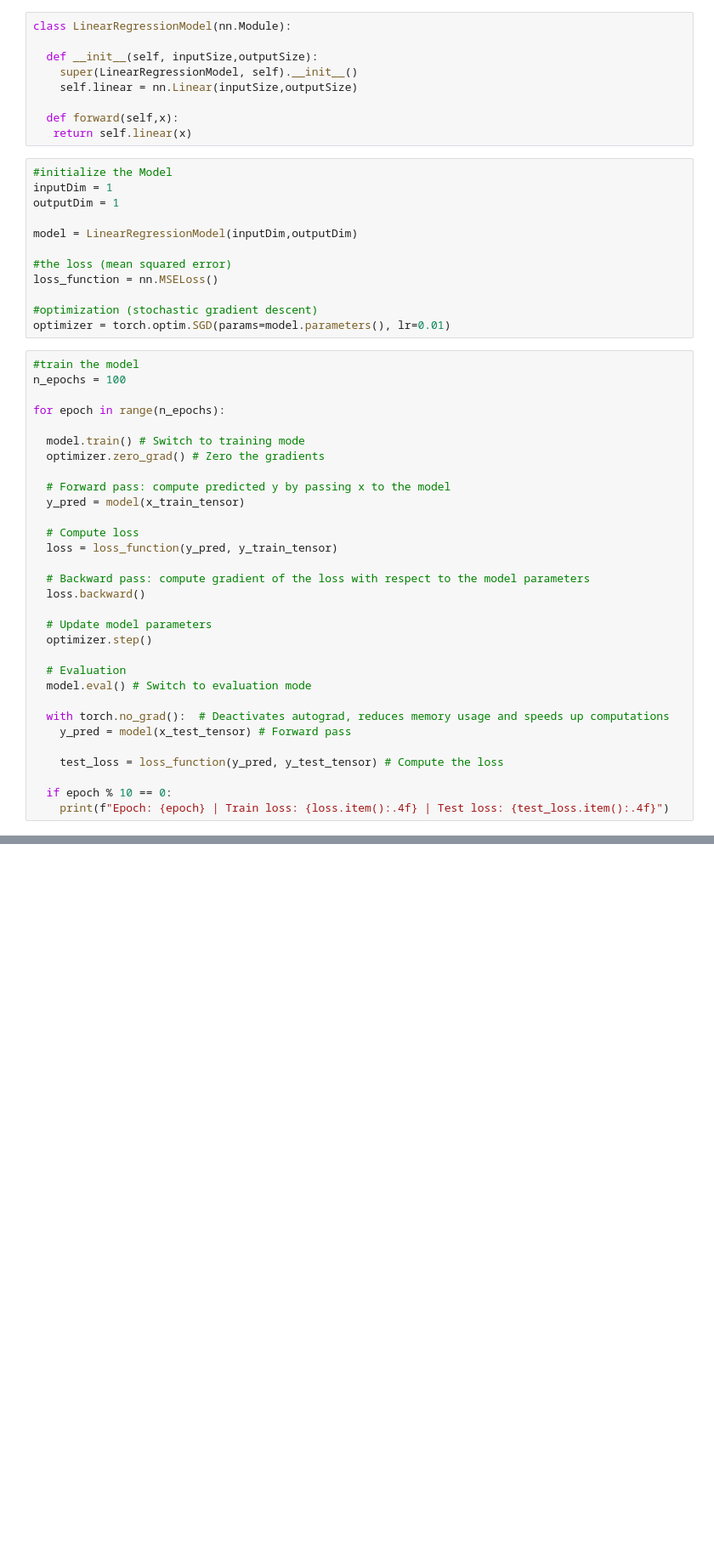
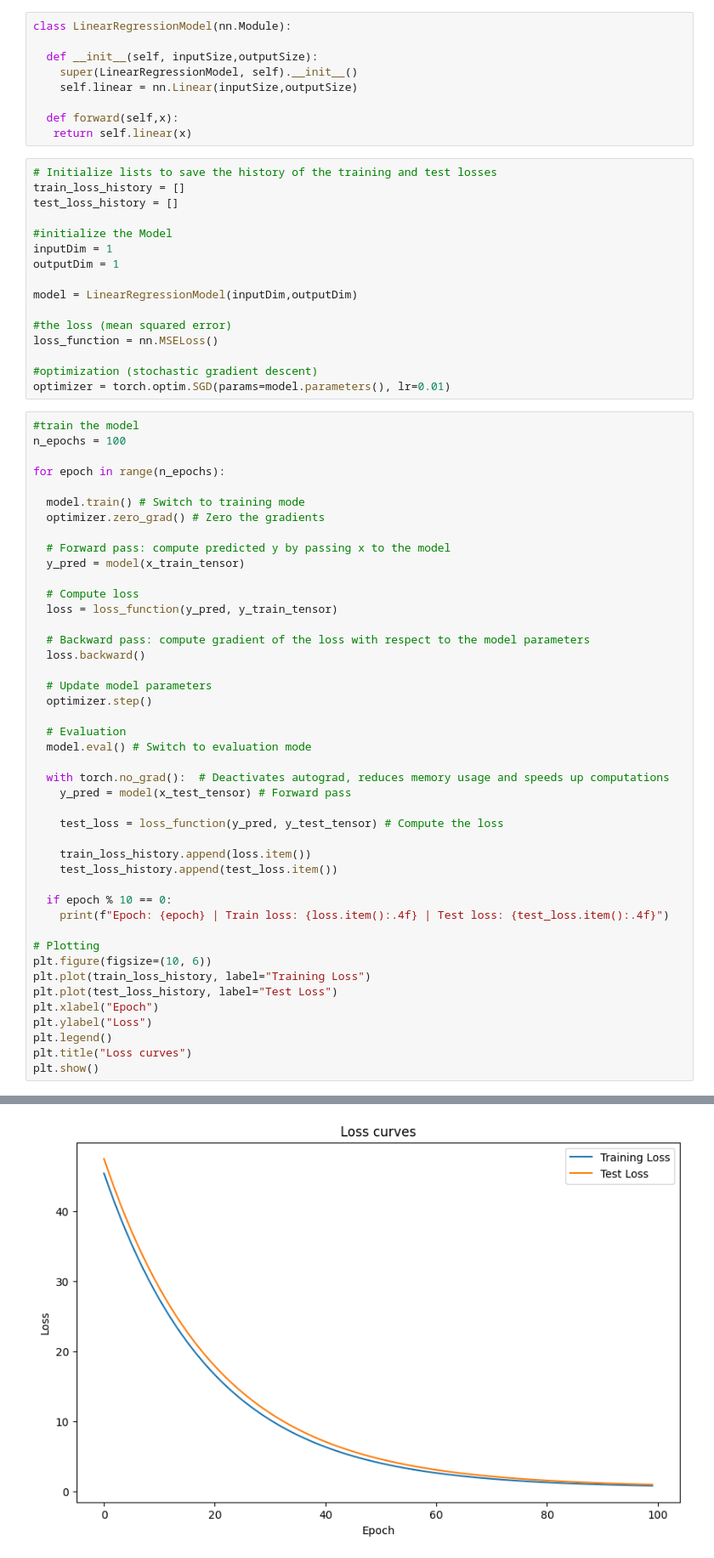
Before and after one commit to mervegb/deep-learning, a Jupyter notebook: training_regression_model.ipynb, the cells around one changed output, grey strips where cells are left out. Shown at 85% size. Saved outputs shown, nothing was run; the diff lists cells and outputs as text; blank space fills up the shorter version.

Commit message:
added plots for test & training loss

```diff
--- a/training_regression_model.ipynb
+++ b/training_regression_model.ipynb
@@ -30,6 +31,10 @@ class LinearRegressionModel(nn.Module):
   def forward(self,x):
    return self.linear(x)
 # %%
+# Initialize lists to save the history of the training and test losses
+train_loss_history = []
+test_loss_history = []
+
 #initialize the Model
 inputDim = 1
 outputDim = 1
@@ -70,6 +75,19 @@ for epoch in range(n_epochs):
 
     test_loss = loss_function(y_pred, y_test_tensor) # Compute the loss
 
+    train_loss_history.append(loss.item())
+    test_loss_history.append(test_loss.item())
+
   if epoch % 10 == 0:
     print(f"Epoch: {epoch} | Train loss: {loss.item():.4f} | Test loss: {test_loss.item():.4f}")
+
+# Plotting
+plt.figure(figsize=(10, 6))
+plt.plot(train_loss_history, label="Training Loss")
+plt.plot(test_loss_history, label="Test Loss")
+plt.xlabel("Epoch")
+plt.ylabel("Loss")
+plt.legend()
+plt.title("Loss curves")
+plt.show()
 # %% [output]
@@ -85,0 +104 @@ Epoch: 90 | Train loss: 0.2446 | Test loss: 0.2618
+[figure, added]
```
Also changed, not shown: parts of 2 cells of this notebook.
